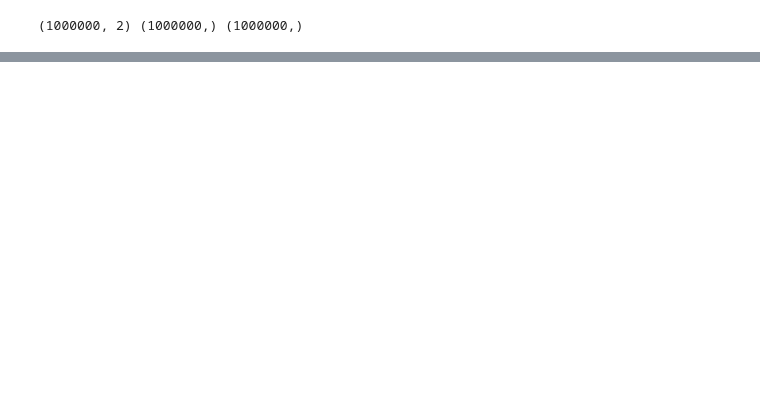
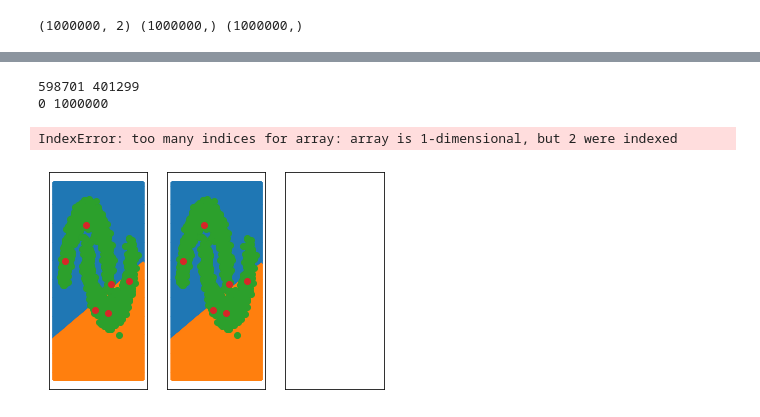
Before and after one commit to BeopGyu/MetaPseudoLabel_TwoMoon, a Jupyter notebook: 230306_TwoMoon.ipynb, the cells around one changed output, grey strips where cells are left out. Cells and saved outputs as stored; diff of their text form; code cells hidden in the pictures; blank space fills up the shorter version.

```diff
--- a/230306_TwoMoon.ipynb
+++ b/230306_TwoMoon.ipynb
@@ -260,0 +338,59 @@ ax.figure.set(figwidth=24, figheight=9)
+# %%
+s_pred_points_0 = []
+s_pred_points_1 = []
+mpl_pred_points_0 = []
+mpl_pred_points_1 = []
+
+for i in range(arr.shape[0]):
+    if(s_preds[i] == 0):
+        s_pred_points_0.append(arr[i])
+    else:
+        s_pred_points_1.append(arr[i])
+    if(mpl_preds[i] == 0):
+        mpl_pred_points_0.append(arr[i])
+    else:
+        mpl_pred_points_1.append(arr[i])
+
+print(len(s_pred_points_0),len(s_pred_points_1))
+print(len(mpl_pred_points_0),len(mpl_pred_points_1))
+# %% [output]
+598701 401299
+0 1000000
+# %%
+gridshape = (1, 3)
+marker_size = 0.1
+
+loc = (0,0)
+ax = plt.subplot2grid(gridshape, loc)
+ax.set_xticks([])
+ax.set_yticks([])
+
+plt.scatter(np.array(s_pred_points_0)[:,0], np.array(s_pred_points_0)[:,1], s=marker_size)
+plt.scatter(np.array(s_pred_points_1)[:,0], np.array(s_pred_points_1)[:,1], s=marker_size)
+plt.scatter(points[:,0],points[:,1])
+plt.scatter(points_l[:,0],points_l[:,1])
+
+loc = (0,1)
+ax = plt.subplot2grid(gridshape, loc)
+ax.set_xticks([])
+ax.set_yticks([])
+
+plt.scatter(np.array(pl_pred_points_0)[:,0], np.array(pl_pred_points_0)[:,1], s=marker_size)
+plt.scatter(np.array(pl_pred_points_1)[:,0], np.array(pl_pred_points_1)[:,1], s=marker_size)
+plt.scatter(points[:,0],points[:,1])
+plt.scatter(points_l[:,0],points_l[:,1])
+
+loc = (0,2)
+ax = plt.subplot2grid(gridshape, loc)
+ax.set_xticks([])
+ax.set_yticks([])
+
+plt.scatter(np.array(mpl_pred_points_0)[:,0], np.array(mpl_pred_points_0)[:,1], s=marker_size)
+plt.scatter(np.array(mpl_pred_points_1)[:,0], np.array(mpl_pred_points_1)[:,1], s=marker_size)
+plt.scatter(points[:,0],points[:,1])
+plt.scatter(points_l[:,0],points_l[:,1])
+
+ax.figure.set(figwidth=32, figheight=9)
+# %% [output]
+IndexError: too many indices for array: array is 1-dimensional, but 2 were indexed
+[figure, added]
```
Also changed, not shown: parts of 10 cells of this notebook.
